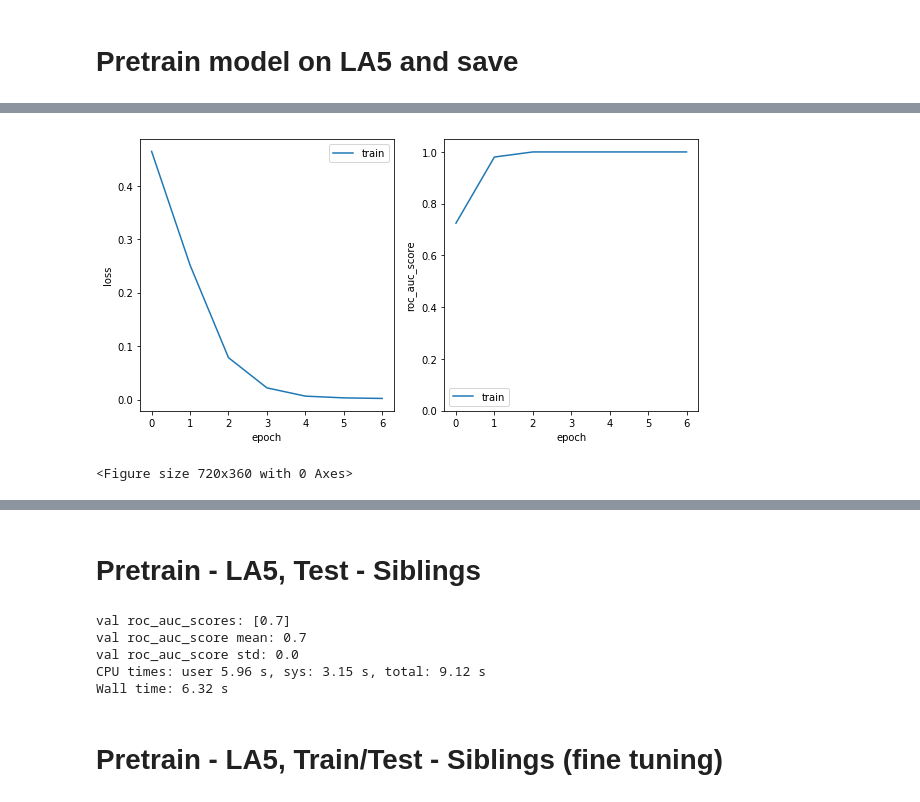
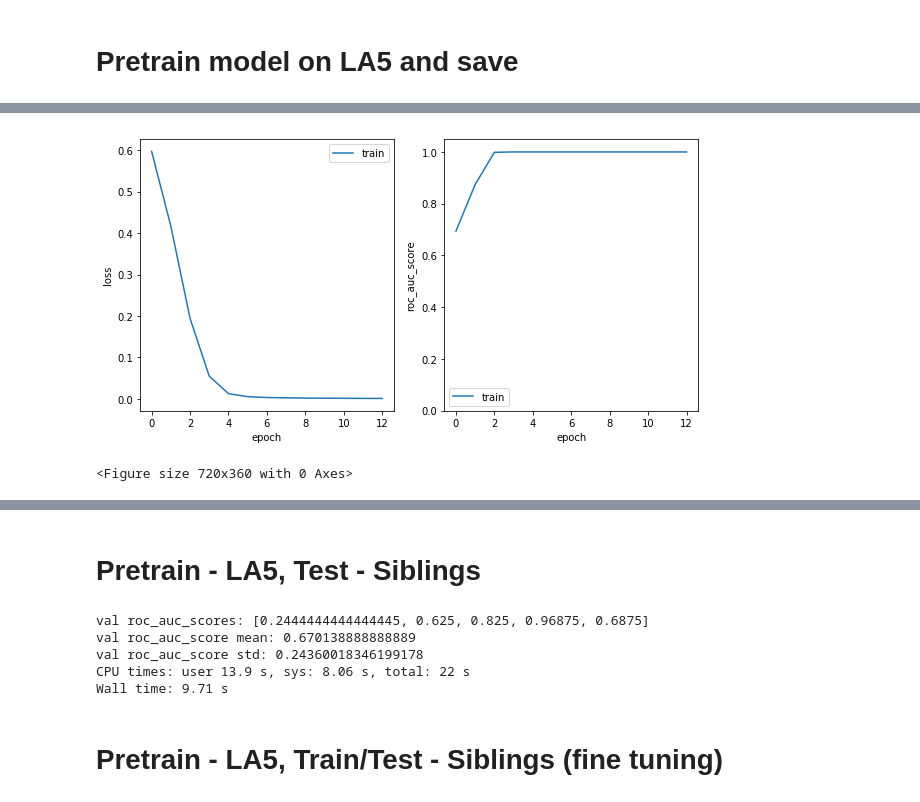
Before and after one commit to rakhimovv/mri-domain-adaptation, a Jupyter notebook: base_smri.ipynb, the cells around one changed output, grey strips where cells are left out. Cells and saved outputs as stored; diff of their text form; code cells hidden in the pictures.

```diff
--- a/base_smri.ipynb
+++ b/base_smri.ipynb
@@ -52,8 +42,8 @@ la5_dataset = data.LA5_Siblings_MRI(
     problems=['Schz/Control'],
     temp_storage_path=paths.la5_temp_npy_folder_path
 )
-la5_absmax = 435.0126647949219 # get_absmax(la5_dataset)
-la5_dataset.transform = functools.partial(AbsMaxScale, absmax=la5_absmax)
+la5_absmax = 435.2967834472656 # data.get_absmax(la5_dataset, device)
+la5_dataset.transform = functools.partial(data.AbsMaxScale, absmax=la5_absmax)
 print("LA5 absmax before normalization: {}".format(la5_absmax))
 print("Dataset size: {}".format(len(la5_dataset)))
 print("Labels distribution: {}\n".format(np.unique(la5_dataset.labels, return_counts=True)))
@@ -234,6 +225,6 @@ train_loader = DataLoader(Subset(la5_dataset, train_idx),
                           batch_size=10,
                           drop_last=False)
 _ = routine.train(model, optimizer, train_loader, None, device, metric, verbose=1,
-                  model_save_path=model_save_path)
+                  model_save_path=model_save_path, eps=1e-3)
 del model, optimizer, train_loader
 # %% [output]
@@ -242,4 +233,4 @@ Epoch 7 of 100 took 43.135s
   training roc_auc_score:                       1.00
-[figure, old version]
+[figure, new version]
 <Figure size 720x360 with 0 Axes>
 Early stopping! Train loss < eps.
@@ -249,19 +240,19 @@ Wall time: 7min 16s
 # Pretrain - LA5, Test - Siblings
 # %%
 %%time
-cv = StratifiedShuffleSplit(n_splits=1, test_size=0.2, random_state=42)
+cv = StratifiedKFold(n_splits=5, shuffle=True, random_state=42)
 metric = roc_auc_score
 val_metrics = routine.cross_val_score(create_model_opt, sibl_dataset, cv, device, metric,
-                                      model_load_path=model_save_path)
+                                      model_load_path=model_save_path, eps=1e-3)
 
 print("val {}s: {}".format(metric.__name__, val_metrics))
 print("val {} mean: {}".format(metric.__name__, np.mean(val_metrics)))
 print("val {} std: {}".format(metric.__name__, np.std(val_metrics)))
 # %% [output]
-val roc_auc_scores: [0.7]
-val roc_auc_score mean: 0.7
-val roc_auc_score std: 0.0
-CPU times: user 5.96 s, sys: 3.15 s, total: 9.12 s
-Wall time: 6.32 s
+val roc_auc_scores: [0.2444444444444445, 0.625, 0.825, 0.96875, 0.6875]
+val roc_auc_score mean: 0.670138888888889
+val roc_auc_score std: 0.24360018346199178
+CPU times: user 13.9 s, sys: 8.06 s, total: 22 s
+Wall time: 9.71 s
 # %% [markdown]
 # Pretrain - LA5, Train/Test - Siblings (fine tuning)
```
Also changed, not shown: parts of 19 cells of this notebook, 5 other files.
